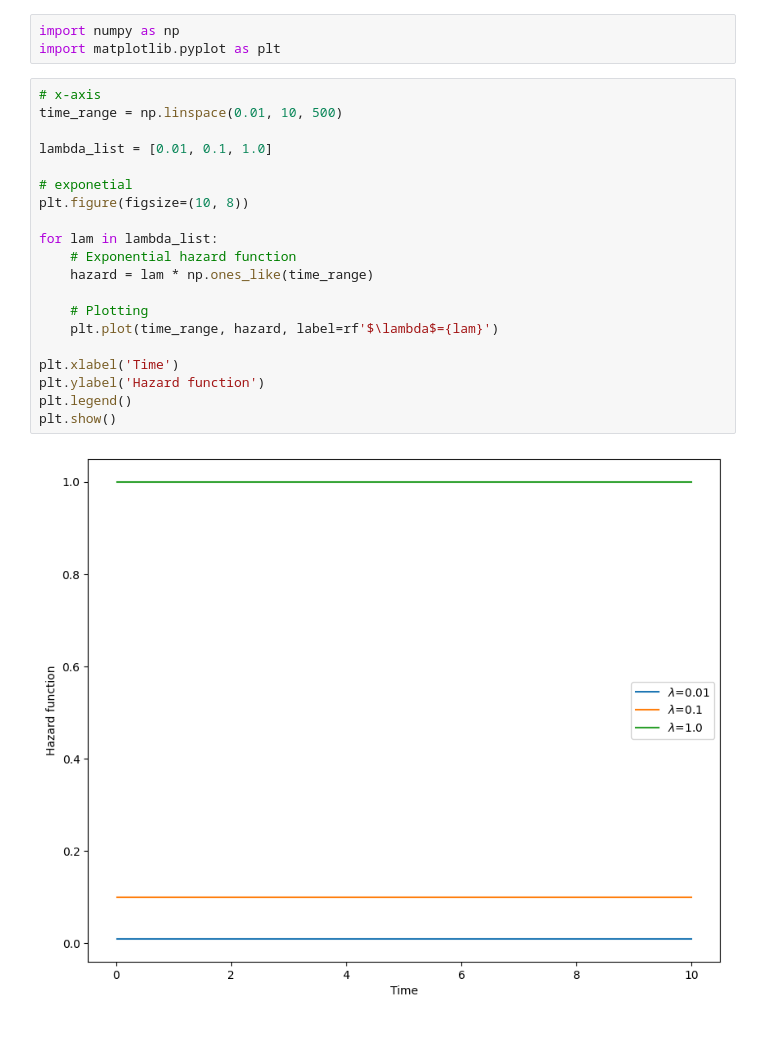
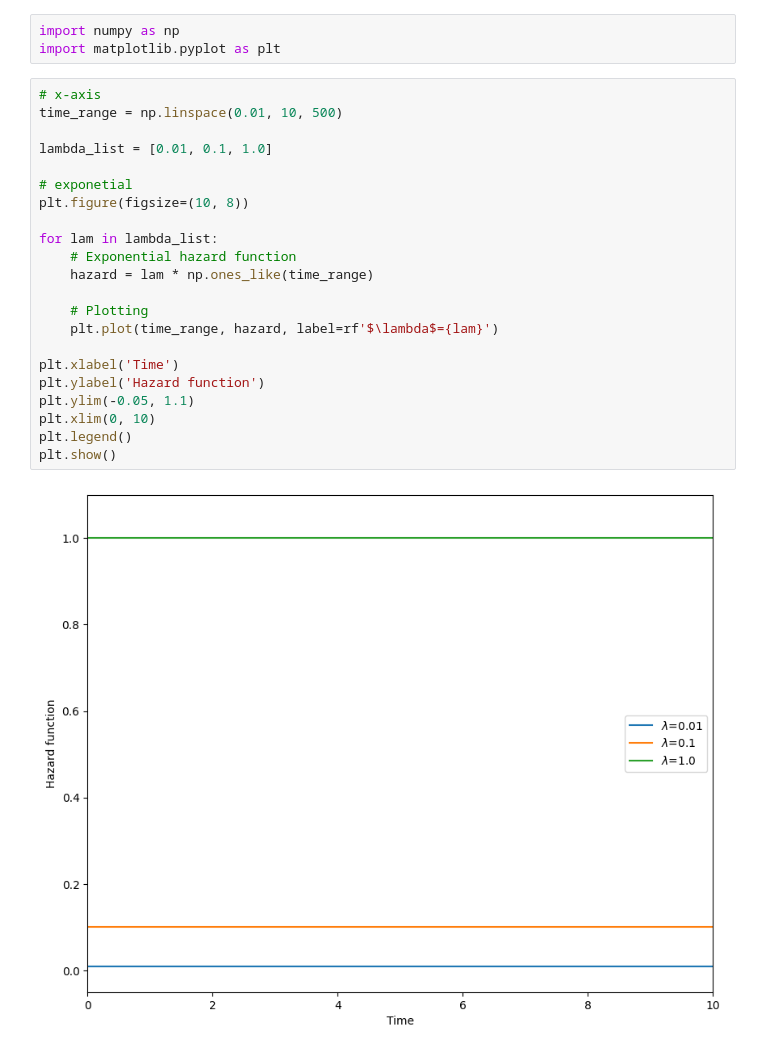
Before and after one commit to wefeigang/M4R, a Jupyter notebook: parametric_hazard_plots.ipynb, the cells around one changed output. Drawn from its saved outputs; the diff is of its cells as text.

```diff
--- a/parametric_hazard_plots.ipynb
+++ b/parametric_hazard_plots.ipynb
@@ -4,25 +4,27 @@ import matplotlib.pyplot as plt
 # %%
 # x-axis
 time_range = np.linspace(0.01, 10, 500)
 
 lambda_list = [0.01, 0.1, 1.0]
 
 # exponetial
 plt.figure(figsize=(10, 8))
 
 for lam in lambda_list:
     # Exponential hazard function
     hazard = lam * np.ones_like(time_range)
 
     # Plotting
     plt.plot(time_range, hazard, label=rf'$\lambda$={lam}')
 
 plt.xlabel('Time')
 plt.ylabel('Hazard function')
+plt.ylim(-0.05, 1.1)
+plt.xlim(0, 10)
 plt.legend()
 plt.show()
 # %% [output]
-[figure, old version]
+[figure, new version]
 # %%
 # pdf plot
 plt.figure(figsize=(10, 8))
```
Also changed, not shown: parts of 3 cells of this notebook.
